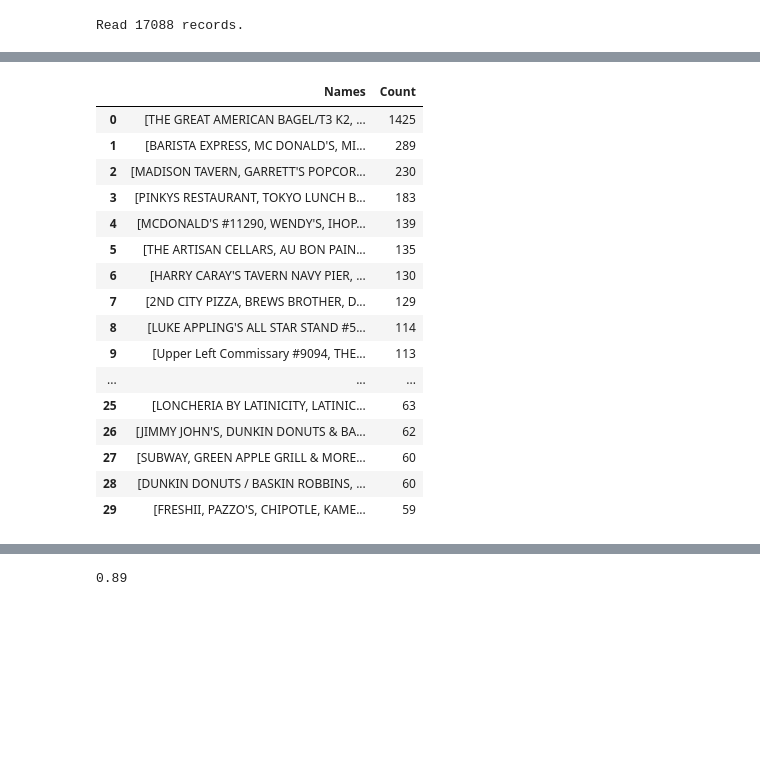
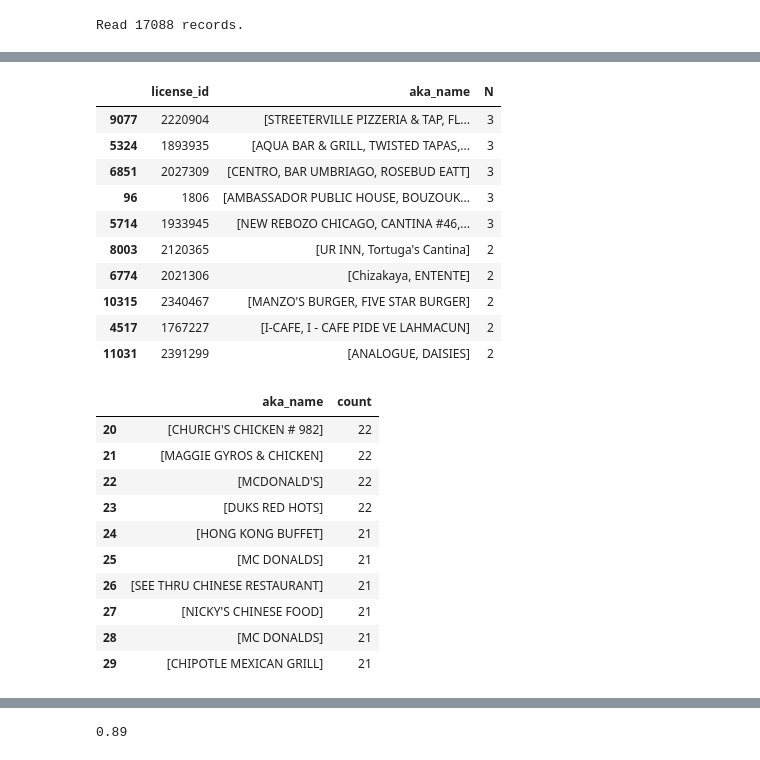
Before and after one commit to vingkan/foodinspectionforecasting, a Jupyter notebook: IIT/17_restaurant_names.ipynb, the cells around one changed output, grey strips where cells are left out. Saved outputs shown, nothing was run; the diff lists cells and outputs as text; code cells hidden in the pictures; blank space fills up the shorter version.

```diff
--- a/IIT/17_restaurant_names.ipynb
+++ b/IIT/17_restaurant_names.ipynb
@@ -59,4 +35,7 @@ sorted(zip(uniqs.index, uniqs.values), key=lambda p: p[1], reverse=True)[0:10]
 # %%
-name_df = pd.DataFrame({"Address": lid_aka.index, "Names": lid_aka.values})
-name_df["N"] = name_df["Names"].apply(lambda a: len(a))
-name_df.sort_values(by="N", ascending=False).head(30)
+key_col = "license_id"
+name_col = "aka_name"
+lid_aka = df_all.groupby(key_col)[name_col].unique()
+lid_aka.head()
+name_df = pd.DataFrame({key_col: lid_aka.index, name_col: lid_aka.values})
+name_df["N"] = name_df[name_col].apply(lambda a: len(a))
@@ -81,23 +42,31 @@ name_df.sort_values(by="N", ascending=False).head(30)
+# %%
+name_df.sort_values(by="N", ascending=False)[20:30]
+# %% [output]
+|  | license_id | aka_name | N |
+| 9077 | 2220904 | [STREETERVILLE PIZZERIA & TAP, FL... | 3 |
+| 5324 | 1893935 | [AQUA BAR & GRILL, TWISTED TAPAS,... | 3 |
+| 6851 | 2027309 | [CENTRO, BAR UMBRIAGO, ROSEBUD EATT] | 3 |
+| 96 | 1806 | [AMBASSADOR PUBLIC HOUSE, BOUZOUK... | 3 |
+| 5714 | 1933945 | [NEW REBOZO CHICAGO, CANTINA #46,... | 3 |
+| 8003 | 2120365 | [UR INN, Tortuga's Cantina] | 2 |
+| 6774 | 2021306 | [Chizakaya, ENTENTE] | 2 |
+| 10315 | 2340467 | [MANZO'S BURGER, FIVE STAR BURGER] | 2 |
+| 4517 | 1767227 | [I-CAFE, I - CAFE PIDE VE LAHMACUN] | 2 |
+| 11031 | 2391299 | [ANALOGUE, DAISIES] | 2 |
 # %%
-zoot_all = df_all.groupby("address")["inspection_id"].count().sort_values(ascending=False)
-dict_all = {"Names": [lid_aka[z] for z in zoot_all.index], "Count": zoot_all.values}
+zoot_all = df_all.groupby(key_col)["inspection_id"].count().sort_values(ascending=False)
+dict_all = {name_col: [lid_aka[z] for z in zoot_all.index], "count": zoot_all.values}
 zdf_all = pd.DataFrame(dict_all)
-zdf_all.head(30)
+zdf_all[20:30]
 # %% [output]
-|  | Names | Count |
-| 0 | [THE GREAT AMERICAN BAGEL/T3 K2, ... | 1425 |
-| 1 | [BARISTA EXPRESS, MC DONALD'S, MI... | 289 |
-| 2 | [MADISON TAVERN, GARRETT'S POPCOR... | 230 |
-| 3 | [PINKYS RESTAURANT, TOKYO LUNCH B... | 183 |
-| 4 | [MCDONALD'S #11290, WENDY'S, IHOP... | 139 |
-| 5 | [THE ARTISAN CELLARS, AU BON PAIN... | 135 |
-| 6 | [HARRY CARAY'S TAVERN NAVY PIER, ... | 130 |
-| 7 | [2ND CITY PIZZA, BREWS BROTHER, D... | 129 |
-| 8 | [LUKE APPLING'S ALL STAR STAND #5... | 114 |
-| 9 | [Upper Left Commissary #9094, THE... | 113 |
-| ... | ... | ... |
-| 25 | [LONCHERIA BY LATINICITY, LATINIC... | 63 |
-| 26 | [JIMMY JOHN'S, DUNKIN DONUTS & BA... | 62 |
-| 27 | [SUBWAY, GREEN APPLE GRILL & MORE... | 60 |
-| 28 | [DUNKIN DONUTS / BASKIN ROBBINS, ... | 60 |
-| 29 | [FRESHII, PAZZO'S, CHIPOTLE, KAME... | 59 |
+|  | aka_name | count |
+| 20 | [CHURCH'S CHICKEN # 982] | 22 |
+| 21 | [MAGGIE GYROS & CHICKEN] | 22 |
+| 22 | [MCDONALD'S] | 22 |
+| 23 | [DUKS RED HOTS] | 22 |
+| 24 | [HONG KONG BUFFET] | 21 |
+| 25 | [MC DONALDS] | 21 |
+| 26 | [SEE THRU CHINESE RESTAURANT] | 21 |
+| 27 | [NICKY'S CHINESE FOOD] | 21 |
+| 28 | [MC DONALDS] | 21 |
+| 29 | [CHIPOTLE MEXICAN GRILL] | 21 |
```
Also changed, not shown: parts of 23 cells of this notebook.
